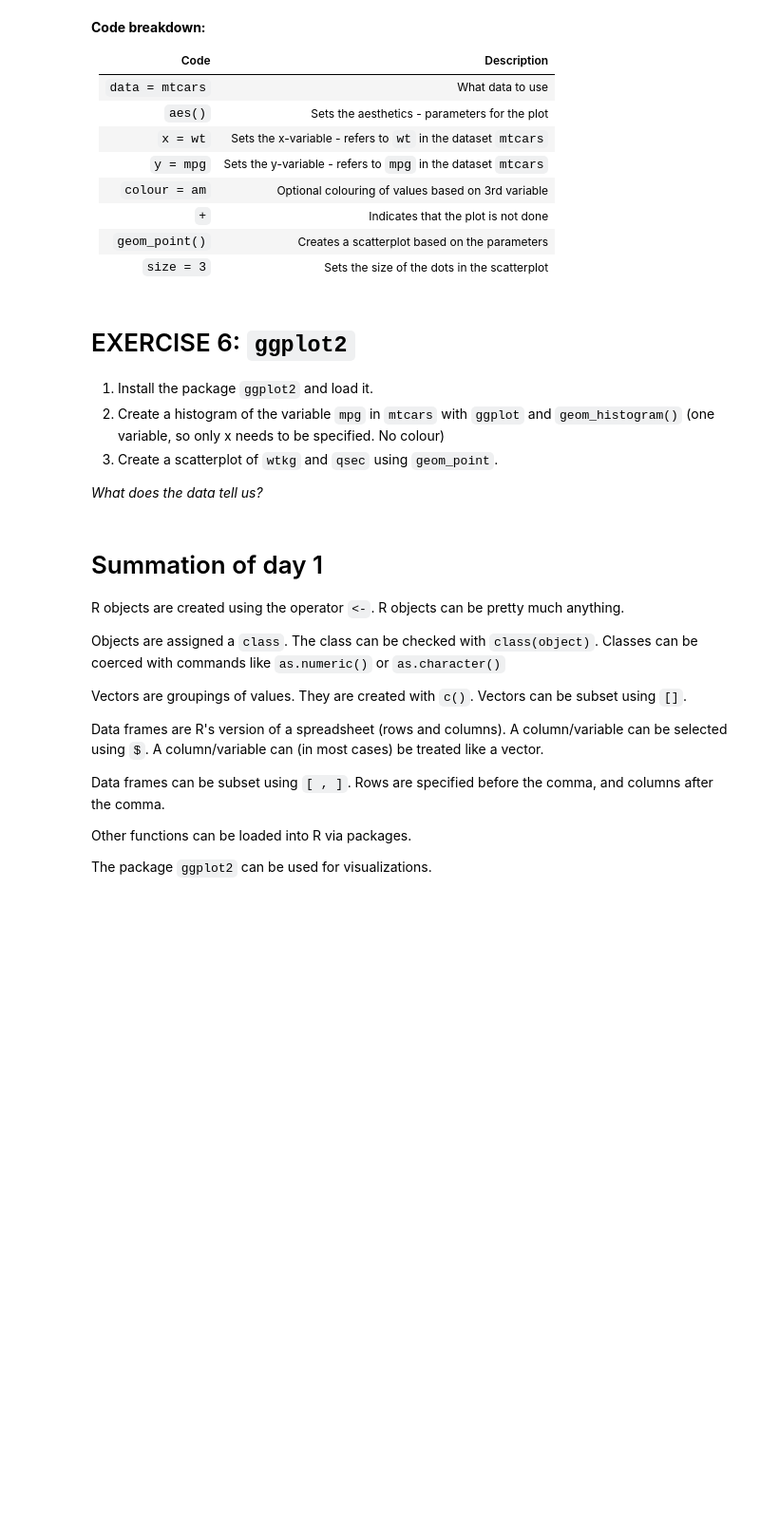
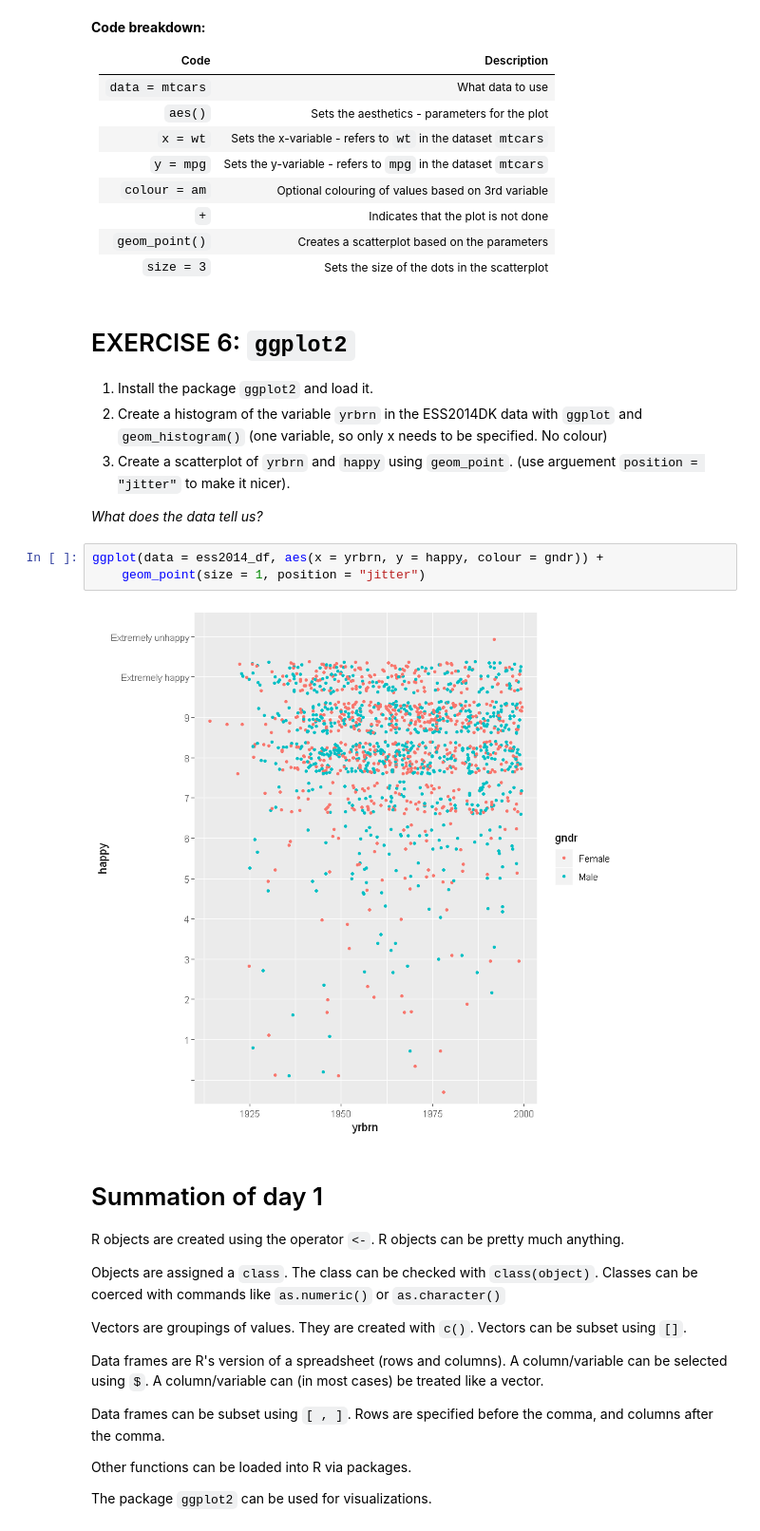
Before and after one commit to CALDISS-AAU/workshop_R-intro, a Jupyter notebook: notebooks/R-intro_F20.ipynb, the cells around one changed output. Shown at 95% size. Drawn from its saved outputs; the diff is of its cells as text; blank space fills up the shorter version.

```diff
--- a/notebooks/R-intro_F20.ipynb
+++ b/notebooks/R-intro_F20.ipynb
@@ -598,10 +639,15 @@ ggplot(data = mtcars, aes(x = wt, y = mpg, colour = am)) +
 # EXERCISE 6:  `ggplot2`
 
 1. Install the package `ggplot2` and load it.
-2. Create a histogram of the variable `mpg` in `mtcars` with `ggplot` and `geom_histogram()` (one variable, so only x needs to be specified. No colour)
-3. Create a scatterplot of `wtkg` and `qsec` using `geom_point`.
+2. Create a histogram of the variable `yrbrn` in the ESS2014DK data with `ggplot` and `geom_histogram()` (one variable, so only x needs to be specified. No colour)
+3. Create a scatterplot of `yrbrn` and `happy` using `geom_point`. (use arguement `position = "jitter"` to make it nicer).
 
 *What does the data tell us?*
+# %%
+ggplot(data = ess2014_df, aes(x = yrbrn, y = happy, colour = gndr)) +
+    geom_point(size = 1, position = "jitter")
+# %% [output]
+[figure, added]
 # %% [markdown]
 # Summation of day 1
 
```
Also changed, not shown: parts of 38 cells of this notebook, 2 other files.
